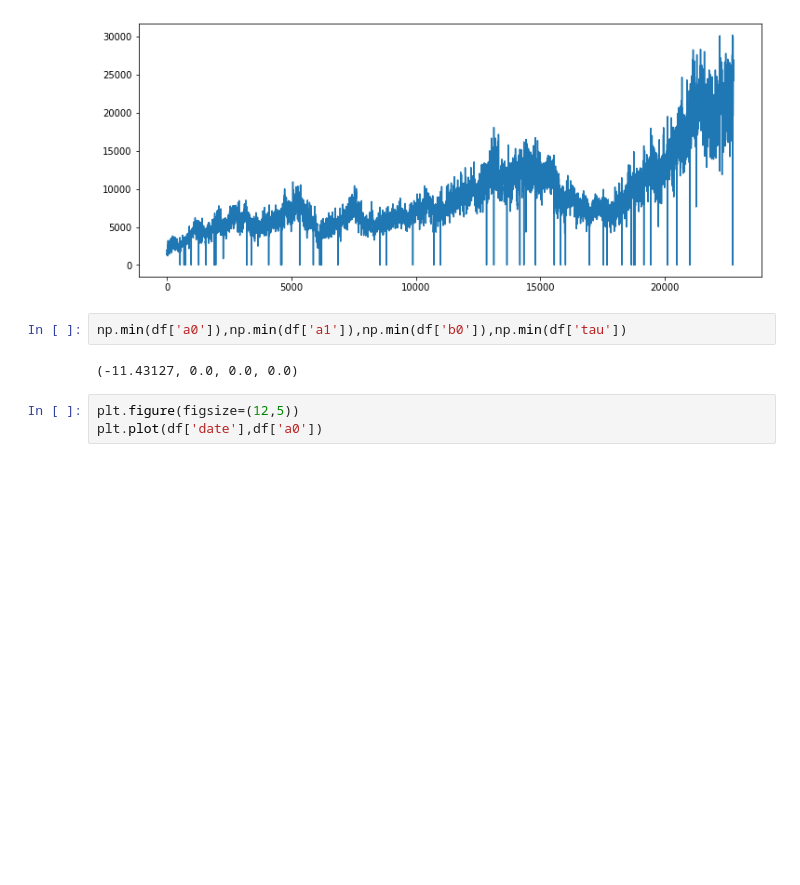
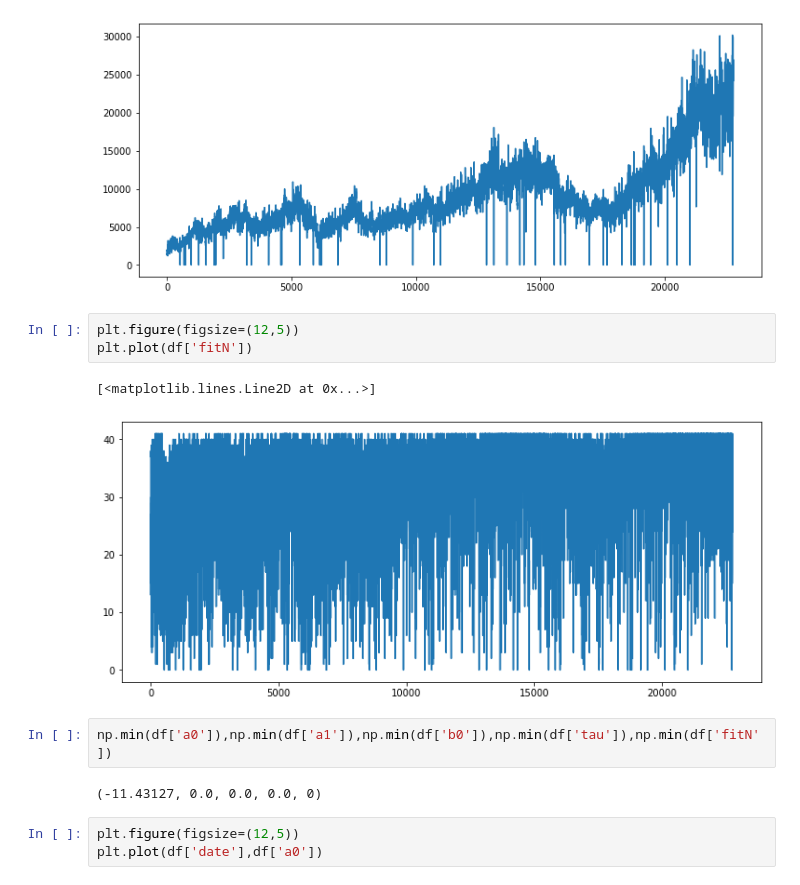
Before and after one commit to Redwoods/kpy-group, a Jupyter notebook: kia10y00data.ipynb, the cells around one changed output. Cells and saved outputs as stored; diff of their text form; blank space fills up the shorter version.

```diff
--- a/kia10y00data.ipynb
+++ b/kia10y00data.ipynb
@@ -95,10 +95,16 @@ plt.plot(df['tau'])
 # %% [output]
 [<matplotlib.lines.Line2D at 0x...>]
 [figure]
+# %%
+plt.figure(figsize=(12,5))
+plt.plot(df['fitN'])
+# %% [output]
+[<matplotlib.lines.Line2D at 0x...>]
+[figure, added]
 # %%
-np.min(df['a0']),np.min(df['a1']),np.min(df['b0']),np.min(df['tau'])
+np.min(df['a0']),np.min(df['a1']),np.min(df['b0']),np.min(df['tau']),np.min(df['fitN'])
 # %% [output]
-(-11.43127, 0.0, 0.0, 0.0)
+(-11.43127, 0.0, 0.0, 0.0, 0)
 # %%
 plt.figure(figsize=(12,5))
 plt.plot(df['date'],df['a0'])
```
Also changed, not shown: parts of 7 cells of this notebook.
